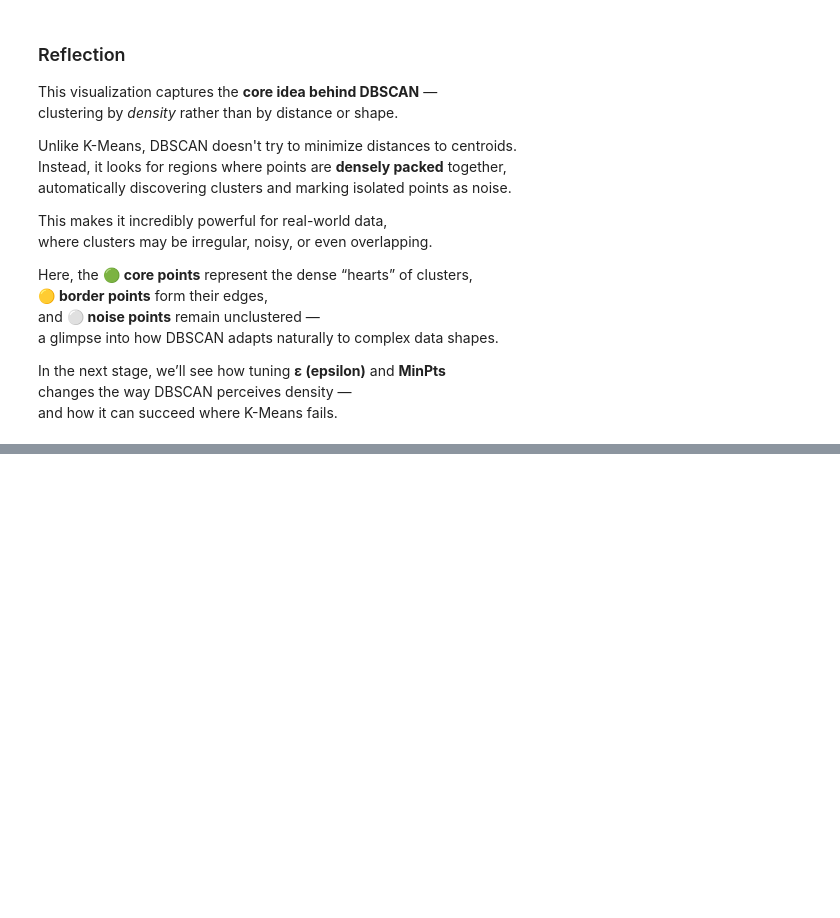
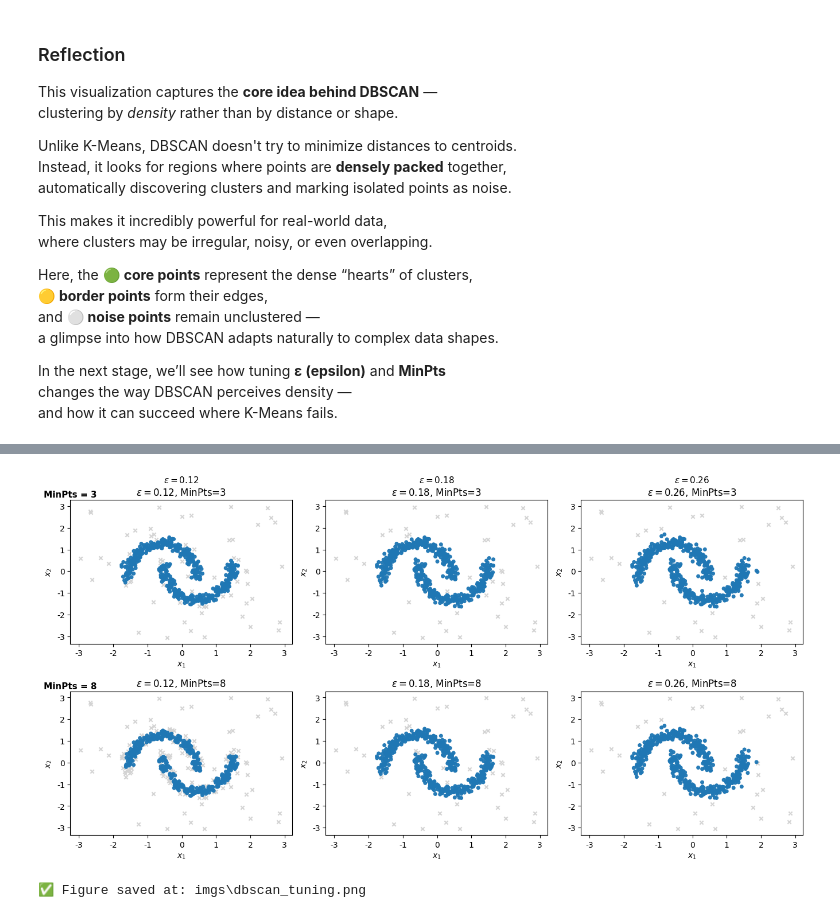
Before and after one commit to Yazdan-Ghanavati/clustering-dbscan-mini, a Jupyter notebook: DBSCAN_mini_series.ipynb, the cells around one changed output, grey strips where cells are left out. Saved outputs shown, nothing was run; the diff lists cells and outputs as text; code cells hidden in the pictures; blank space fills up the shorter version.

Commit message:
Added DBSCAN tuning visualization (epsilon and MinPts) and reflection

```diff
--- a/DBSCAN_mini_series.ipynb
+++ b/DBSCAN_mini_series.ipynb
@@ -534,0 +559,78 @@ and how it can succeed where K-Means fails.
+# %%
+# ============================================================
+# 🔧 DBSCAN Tuning Grid: varying epsilon (ε) and MinPts
+# - Same dataset, different (eps, min_samples) settings
+# - Noise shown in gray, clusters in colors
+# Saves: imgs/dbscan_tuning.png
+# ============================================================
+import numpy as np
+import matplotlib.pyplot as plt
+from sklearn.cluster import DBSCAN
+from sklearn.datasets import make_moons
+from sklearn.preprocessing import StandardScaler
+import os
+
+# --- Font/Math setup so subscripts render nicely ---
+from matplotlib import rcParams
+rcParams.update({
+    "font.family": "DejaVu Sans",
+    "axes.unicode_minus": False,
+    "mathtext.fontset": "dejavusans",
+})
+
+IMGS_DIR = "imgs"
+os.makedirs(IMGS_DIR, exist_ok=True)
+
+# 1) Build a dataset with curved shapes + a touch of noise
+X, _ = make_moons(n_samples=500, noise=0.08, random_state=42)
+rng = np.random.default_rng(13)
+extra_noise = rng.uniform(low=[-2.5, -1.5], high=[3.5, 2.0], size=(50, 2))
+X = np.vstack([X, extra_noise])
+X = StandardScaler().fit_transform(X)
+
+# 2) Parameter grid (6 panels)
+eps_values = [0.12, 0.18, 0.26]   # tighter → looser neighborhoods
+minpts_values = [3, 8]            # more permissive → more strict
+param_grid = [(e, m) for m in minpts_values for e in eps_values]  # row = MinPts, col = eps
+
+# 3) Helper: draw one panel
+def draw_panel(ax, X, eps, minpts):
+    db = DBSCAN(eps=eps, min_samples=minpts).fit(X)
+    labels = db.labels_               # -1 = noise
+    # color clusters with tab10; noise = light gray with 'x'
+    unique = np.unique(labels)
+    for lab in unique:
+        mask = (labels == lab)
+        if lab == -1:
+            ax.scatter(X[mask, 0], X[mask, 1], c="lightgray", s=20, marker="x", label="Noise")
+        else:
+            ax.scatter(X[mask, 0], X[mask, 1], s=16, alpha=0.95, cmap="tab10",
+                       c=np.full(mask.sum(), lab % 10))
+    ax.set_title(fr"$\epsilon={eps:.2f}$, MinPts={minpts}")
+    ax.set_xlabel(r"$x_1$")
+    ax.set_ylabel(r"$x_2$")
+    ax.set_xlim(X[:,0].min()-0.3, X[:,0].max()+0.3)
+    ax.set_ylim(X[:,1].min()-0.3, X[:,1].max()+0.3)
+
+# 4) Plot grid
+fig, axes = plt.subplots(2, 3, figsize=(13.5, 7))
+for ax, (eps, minpts) in zip(axes.ravel(), param_grid):
+    draw_panel(ax, X, eps, minpts)
+
+# Row labels to make reading easier
+axes[0,0].text(-0.12, 1.02, "MinPts = 3", transform=axes[0,0].transAxes, fontsize=11, fontweight="bold")
+axes[1,0].text(-0.12, 1.02, "MinPts = 8", transform=axes[1,0].transAxes, fontsize=11, fontweight="bold")
+
+# Column labels (eps headers)
+for j, eps in enumerate(eps_values):
+    axes[0,j].text(0.5, 1.12, fr"$\epsilon={eps:.2f}$", transform=axes[0,j].transAxes,
+                   ha="center", fontsize=11, fontweight="bold")
+
+plt.tight_layout()
+out_path = os.path.join(IMGS_DIR, "dbscan_tuning.png")
+plt.savefig(out_path, dpi=200, bbox_inches="tight")
+plt.show()
+print(f"✅ Figure saved at: {out_path}")
+# %% [output]
+[figure, added]
+✅ Figure saved at: imgs\dbscan_tuning.png
```
Also changed, not shown: parts of 3 cells of this notebook, 1 other file.
